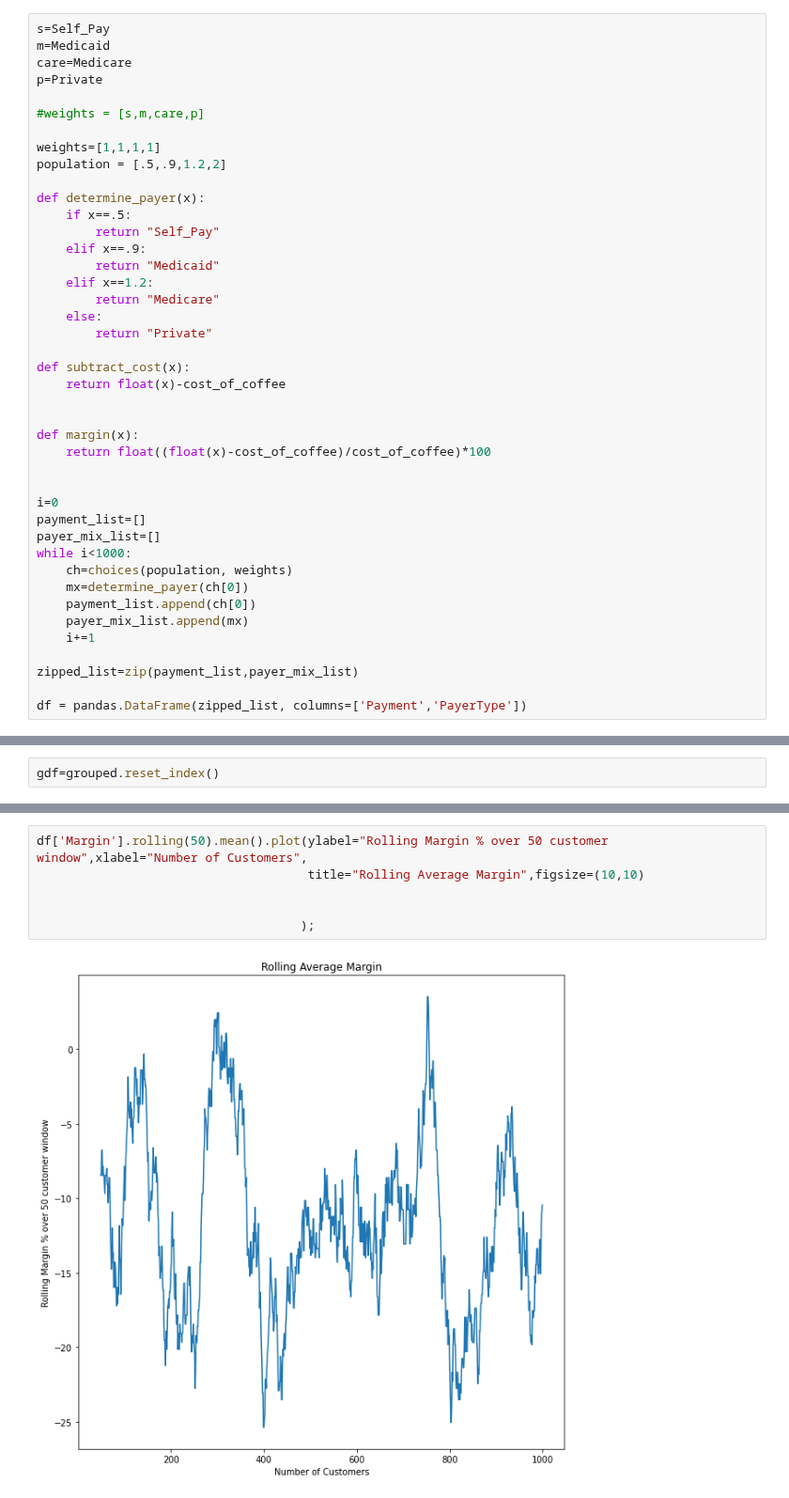
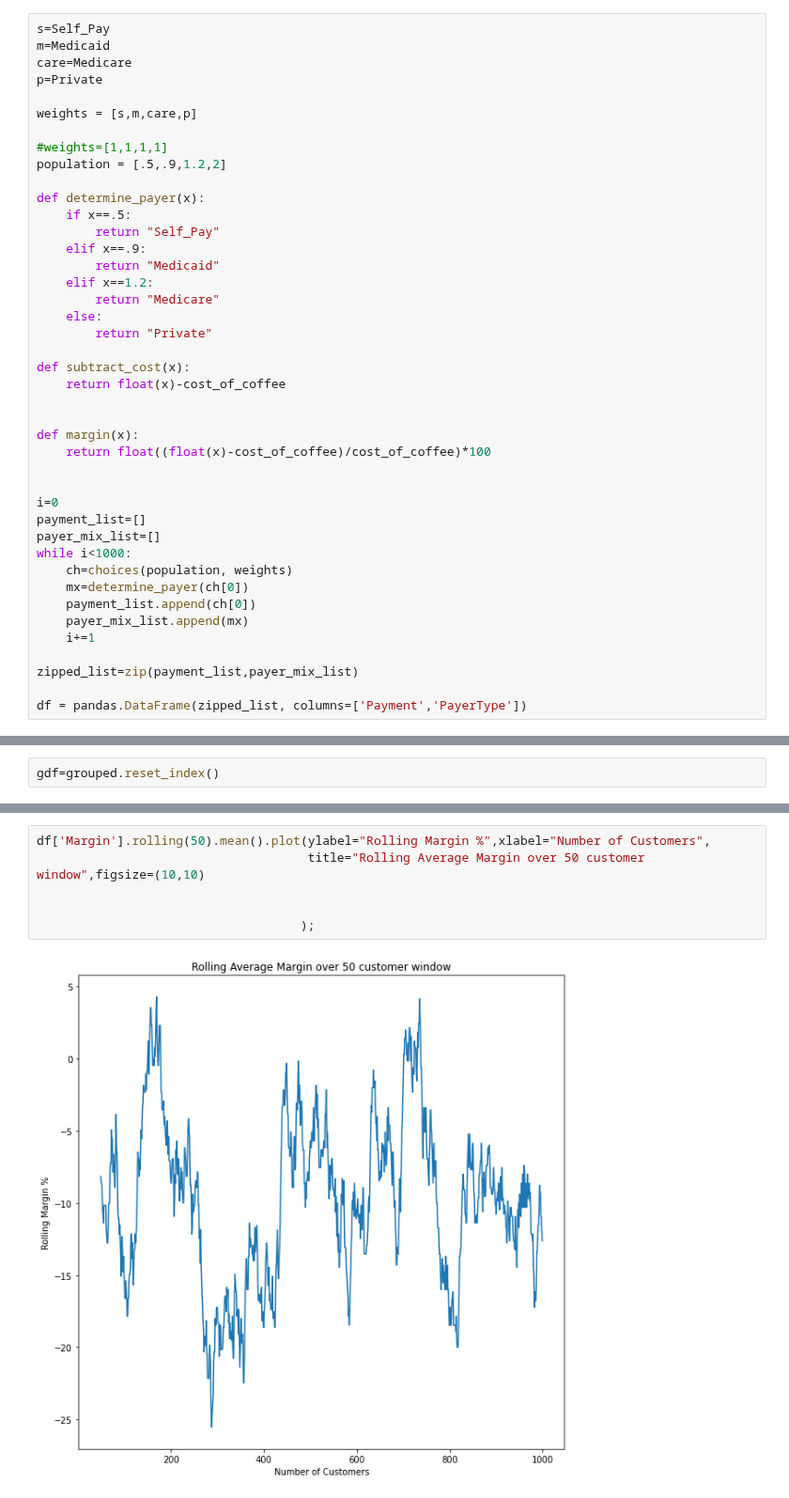
Before and after one commit to friendm/mercury-demo-notebooks, a Jupyter notebook: payer_mix.ipynb, the cells around one changed output, grey strips where cells are left out. Shown at 94% size. Saved outputs shown, nothing was run; the diff lists cells and outputs as text.

```diff
--- a/payer_mix.ipynb
+++ b/payer_mix.ipynb
@@ -75,9 +75,9 @@ m=Medicaid
 care=Medicare
 p=Private
 
-#weights = [s,m,care,p]
+weights = [s,m,care,p]
 
-weights=[1,1,1,1]
+#weights=[1,1,1,1]
 population = [.5,.9,1.2,2]
 
 def determine_payer(x):
@@ -161,8 +161,8 @@ df['Gain/Loss'].cumsum().plot(ylabel="Profit and Loss",xlabel="Number of Custome
 # %%
-df['Margin'].rolling(50).mean().plot(ylabel="Rolling Margin % over 50 customer window",xlabel="Number of Customers",
-                                     title="Rolling Average Margin",figsize=(10,10)
+df['Margin'].rolling(50).mean().plot(ylabel="Rolling Margin %",xlabel="Number of Customers",
+                                     title="Rolling Average Margin over 50 customer window",figsize=(10,10)
 
 
                                     );
 # %% [output]
-[figure, old version]
+[figure, new version]
```
Also changed, not shown: parts of 7 cells of this notebook.
